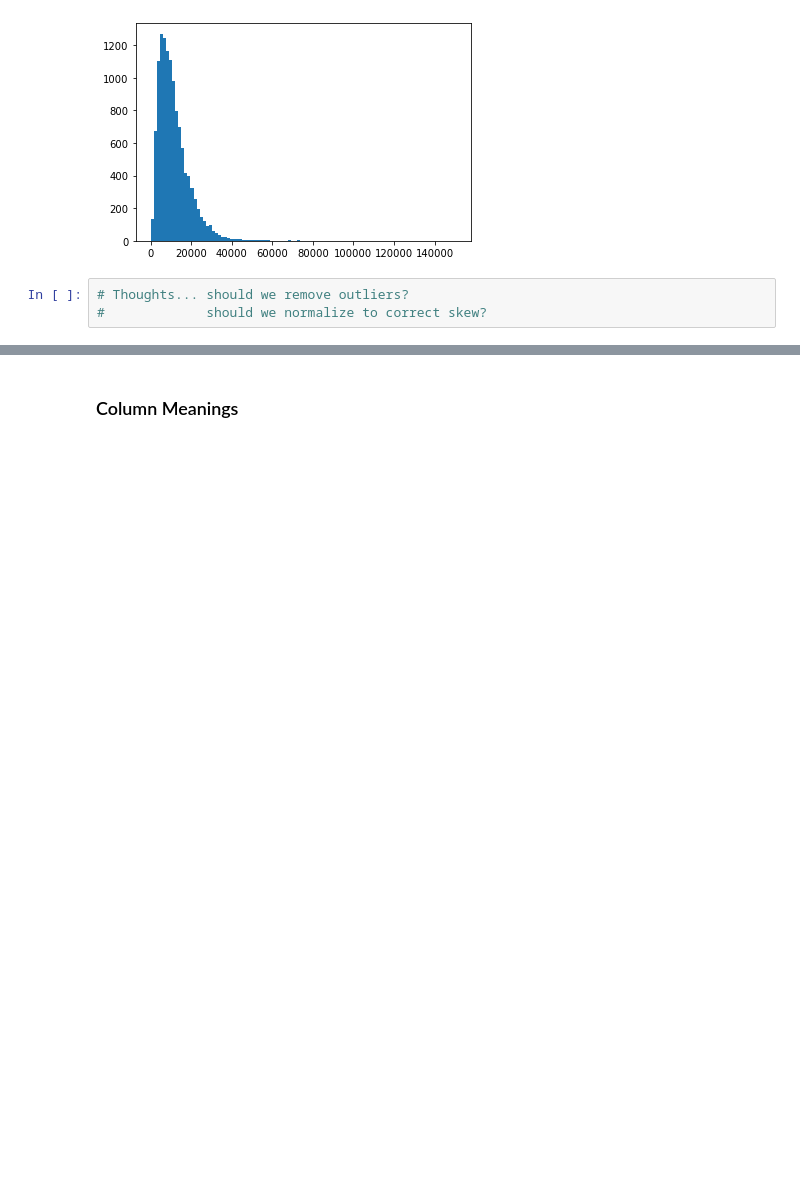
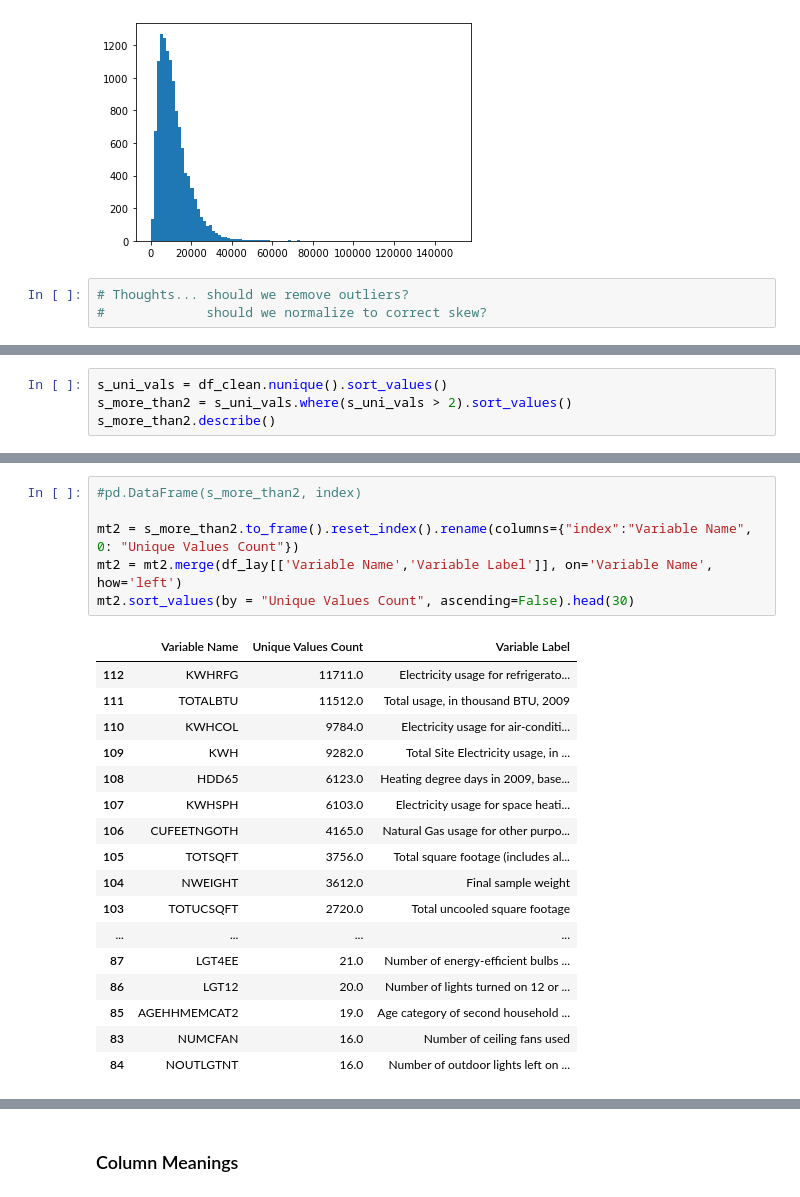
Before and after one commit to The-Powder-of-Data/predict_consumption, a Jupyter notebook: src/3rd_approach.ipynb, the cells around one changed output, grey strips where cells are left out. Saved outputs shown, nothing was run; the diff lists cells and outputs as text; blank space fills up the shorter version.

```diff
--- a/src/3rd_approach.ipynb
+++ b/src/3rd_approach.ipynb
@@ -392,0 +402,4 @@ plt.hist(target, bins=100)
+# %%
+s_uni_vals = df_clean.nunique().sort_values()
+s_more_than2 = s_uni_vals.where(s_uni_vals > 2).sort_values()
+s_more_than2.describe()
@@ -392,0 +416,24 @@ plt.hist(target, bins=100)
+# %%
+#pd.DataFrame(s_more_than2, index)
+
+mt2 = s_more_than2.to_frame().reset_index().rename(columns={"index":"Variable Name", 0: "Unique Values Count"})
+mt2 = mt2.merge(df_lay[['Variable Name','Variable Label']], on='Variable Name', how='left')
+mt2.sort_values(by = "Unique Values Count", ascending=False).head(30)
+# %% [output]
+|  | Variable Name | Unique Values Count | Variable Label |
+| 112 | KWHRFG | 11711.0 | Electricity usage for refrigerato... |
+| 111 | TOTALBTU | 11512.0 | Total usage, in thousand BTU, 2009 |
+| 110 | KWHCOL | 9784.0 | Electricity usage for air-conditi... |
+| 109 | KWH | 9282.0 | Total Site Electricity usage, in ... |
+| 108 | HDD65 | 6123.0 | Heating degree days in 2009, base... |
+| 107 | KWHSPH | 6103.0 | Electricity usage for space heati... |
+| 106 | CUFEETNGOTH | 4165.0 | Natural Gas usage for other purpo... |
+| 105 | TOTSQFT | 3756.0 | Total square footage (includes al... |
+| 104 | NWEIGHT | 3612.0 | Final sample weight |
+| 103 | TOTUCSQFT | 2720.0 | Total uncooled square footage |
+| ... | ... | ... | ... |
+| 87 | LGT4EE | 21.0 | Number of energy-efficient bulbs ... |
+| 86 | LGT12 | 20.0 | Number of lights turned on 12 or ... |
+| 85 | AGEHHMEMCAT2 | 19.0 | Age category of second household ... |
+| 83 | NUMCFAN | 16.0 | Number of ceiling fans used |
+| 84 | NOUTLGTNT | 16.0 | Number of outdoor lights left on ... |
```
Also changed, not shown: parts of 11 cells of this notebook, 6 other files.
